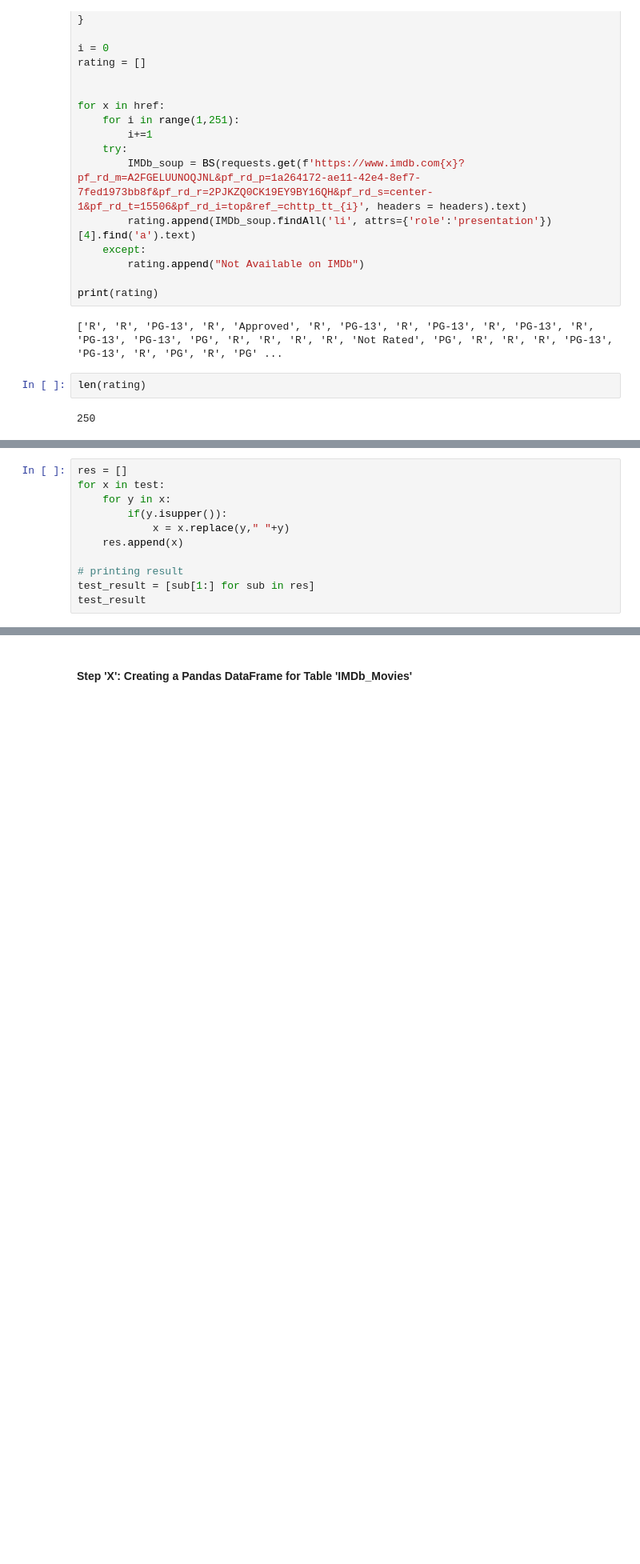
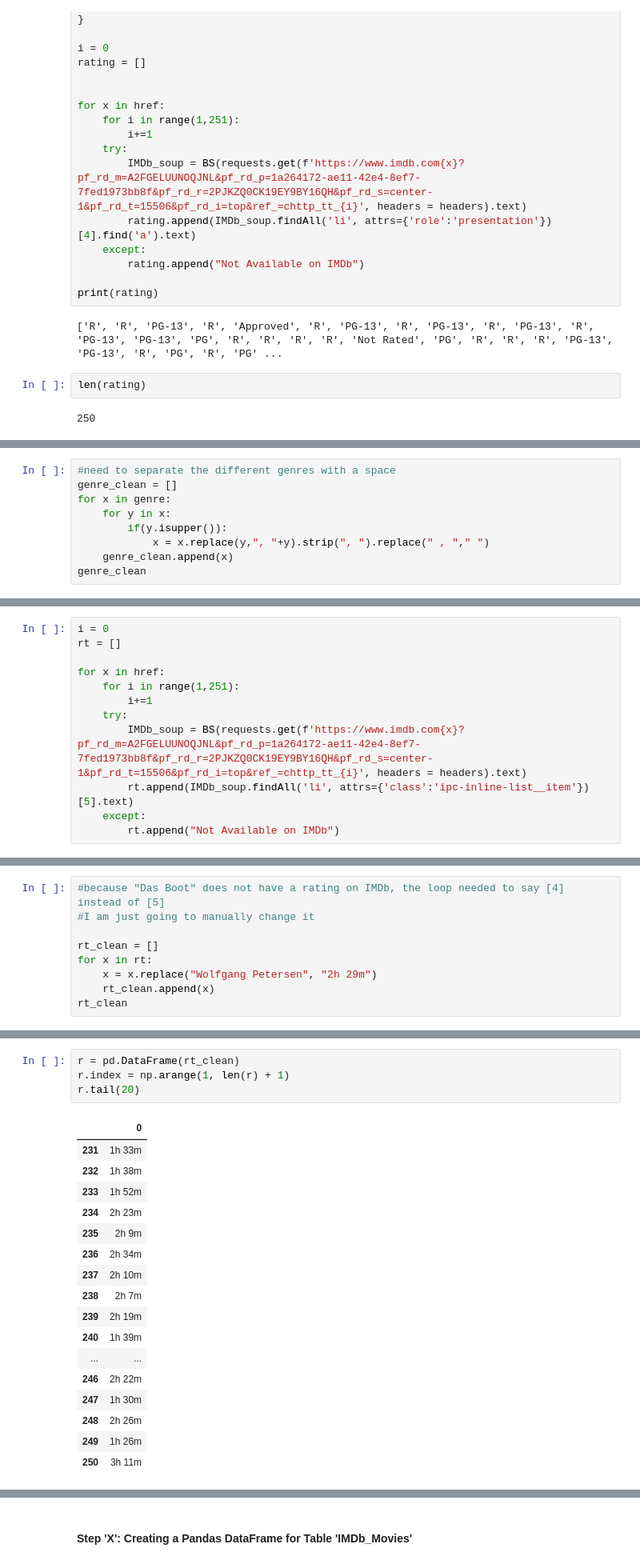
Before and after one commit to HannahSolima/Capstone, a Jupyter notebook: Notebooks/Webscrape_IMDb.ipynb, the cells around one changed output, grey strips where cells are left out. Shown: that part at 80% size. Drawn from its saved outputs; the diff is of its cells as text; blank space fills up the shorter version.

```diff
--- a/Notebooks/Webscrape_IMDb.ipynb
+++ b/Notebooks/Webscrape_IMDb.ipynb
@@ -303,11 +236,0 @@ test = genre
-# %%
-res = []
-for x in test:
-    for y in x:
-        if(y.isupper()):
-            x = x.replace(y," "+y)
-    res.append(x)
-
-# printing result
-test_result = [sub[1:] for sub in res]
-test_result
@@ -355,0 +275,9 @@ Need to convert hours to minutes and combine this with the remaining minutes alr
+# %%
+#need to separate the different genres with a space
+genre_clean = []
+for x in genre:
+    for y in x:
+        if(y.isupper()):
+            x = x.replace(y,", "+y).strip(", ").replace(" , "," ")
+    genre_clean.append(x)
+genre_clean
@@ -355,0 +309,12 @@ Need to convert hours to minutes and combine this with the remaining minutes alr
+# %%
+i = 0
+rt = []
+
+for x in href:
+    for i in range(1,251):
+        i+=1
+    try:
+        IMDb_soup = BS(requests.get(f'https://www.imdb.com{x}?pf_rd_m=A2FGELUUNOQJNL&pf_rd_p=1a264172-ae11-42e4-8ef7-7fed1973bb8f&pf_rd_r=2PJKZQ0CK19EY9BY16QH&pf_rd_s=center-1&pf_rd_t=15506&pf_rd_i=top&ref_=chttp_tt_{i}', headers = headers).text)
+        rt.append(IMDb_soup.findAll('li', attrs={'class':'ipc-inline-list__item'})[5].text)
+    except:
+        rt.append("Not Available on IMDb")
@@ -355,0 +341,9 @@ Need to convert hours to minutes and combine this with the remaining minutes alr
+# %%
+#because "Das Boot" does not have a rating on IMDb, the loop needed to say [4] instead of [5]
+#I am just going to manually change it
+
+rt_clean = []
+for x in rt:
+    x = x.replace("Wolfgang Petersen", "2h 29m")
+    rt_clean.append(x)
+rt_clean
@@ -355,0 +372,22 @@ Need to convert hours to minutes and combine this with the remaining minutes alr
+# %%
+r = pd.DataFrame(rt_clean)
+r.index = np.arange(1, len(r) + 1)
+r.tail(20)
+# %% [output]
+|  | 0 |
+| 231 | 1h 33m |
+| 232 | 1h 38m |
+| 233 | 1h 52m |
+| 234 | 2h 23m |
+| 235 | 2h 9m |
+| 236 | 2h 34m |
+| 237 | 2h 10m |
+| 238 | 2h 7m |
+| 239 | 2h 19m |
+| 240 | 1h 39m |
+| ... | ... |
+| 246 | 2h 22m |
+| 247 | 1h 30m |
+| 248 | 2h 26m |
+| 249 | 1h 26m |
+| 250 | 3h 11m |
```
Also changed, not shown: parts of 38 cells of this notebook.
